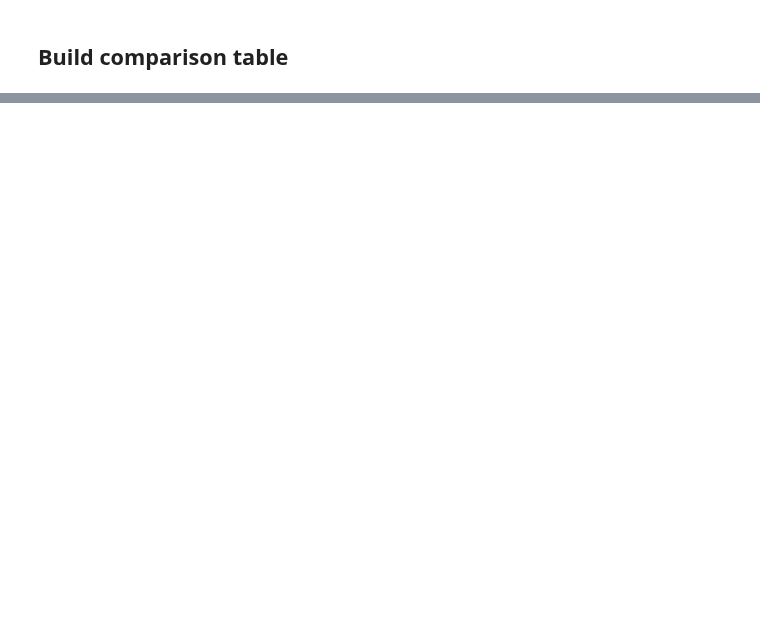
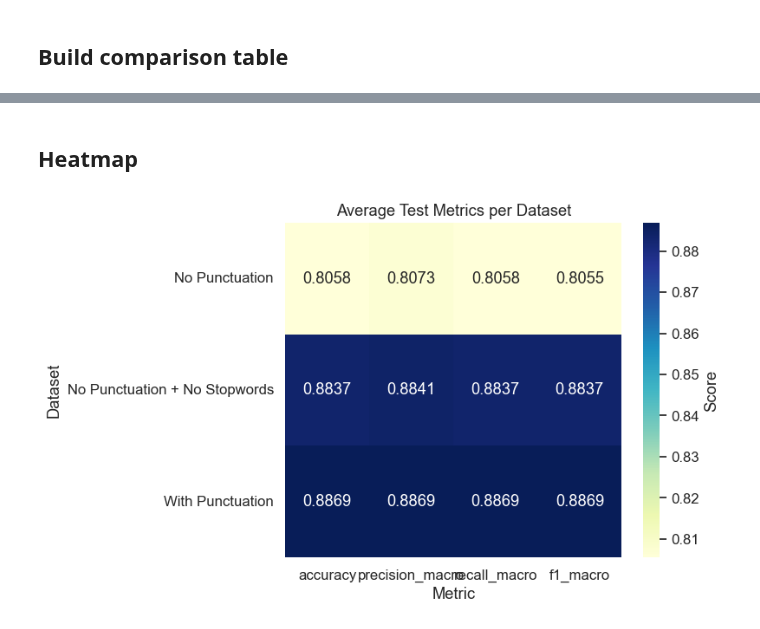
Before and after one commit to DuarteCruz6/homeworksML, a Jupyter notebook: challenge/notebooks/report_stuff/dataset_comparison.ipynb, the cells around one changed output, grey strips where cells are left out. Drawn from its saved outputs; the diff is of its cells as text; code cells hidden in the pictures; blank space fills up the shorter version.

Commit message:
report - assets + initial sketch

```diff
--- a/challenge/notebooks/report_stuff/dataset_comparison.ipynb
+++ b/challenge/notebooks/report_stuff/dataset_comparison.ipynb
@@ -83,0 +72,18 @@ print(pivot_table)
+# %%
+# Compute average for each dataset
+avg_results = pd.DataFrame({
+    "No Punctuation": results_no_punc[["accuracy", "precision_macro", "recall_macro", "f1_macro"]].mean(),
+    "No Punctuation + No Stopwords": results_no_punc_no_stop_words[["accuracy", "precision_macro", "recall_macro", "f1_macro"]].mean(),
+    "With Punctuation": results_punc[["accuracy", "precision_macro", "recall_macro", "f1_macro"]].mean(),
+    #"With Punctuation + No Stopwords": results_punc_no_stop_words[["accuracy", "precision_macro", "recall_macro", "f1_macro"]].mean()
+}).T
+
+# Optionally round the results for display
+avg_results = avg_results.round(4)
+
+# Display the average table
+print("\n=== Average Test Metrics per Dataset ===")
+display(avg_results)
+
+# Save to CSV for later reference
+avg_results.to_csv("../../report/assets/dataset_comparison/avg_test_results_per_dataset.csv")
@@ -83,0 +96,27 @@ print(pivot_table)
+# %% [markdown]
+## Heatmap
+# %%
+# Set the figure size
+plt.figure(figsize=(8, 5))
+
+# Create the heatmap
+sns.heatmap(
+    avg_results,
+    annot=True,        # show the numbers
+    fmt=".4f",         # number format
+    cmap="YlGnBu",     # color map
+    cbar_kws={'label': 'Score'}  # color bar label
+)
+
+# Add title and labels
+plt.title("Average Test Metrics per Dataset")
+plt.ylabel("Dataset")
+plt.xlabel("Metric")
+plt.tight_layout()
+
+## Save plot for later reference
+plt.savefig("../../report/assets/dataset_comparison/avg_metrics_heatmap.png", dpi=300)
+
+plt.show()
+# %% [output]
+[figure, added]
```
Also changed, not shown: parts of 9 cells of this notebook, 12 other files.
